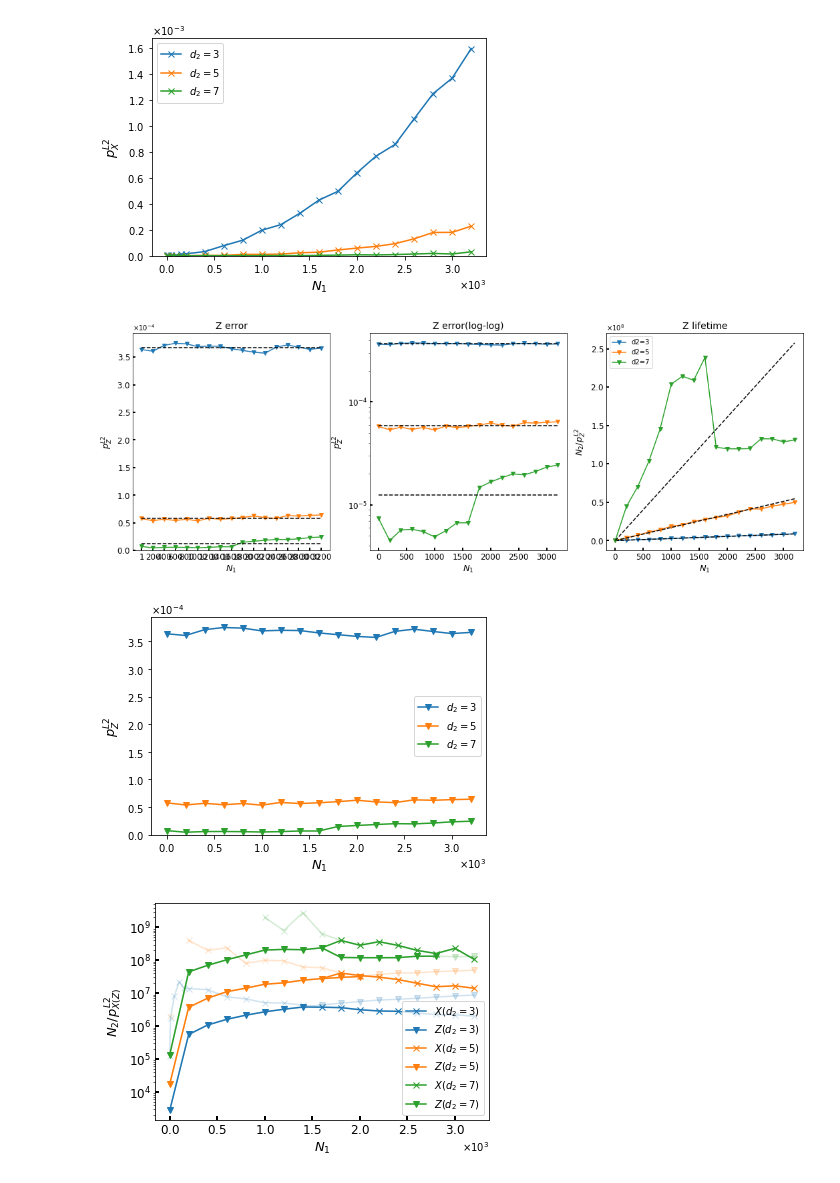
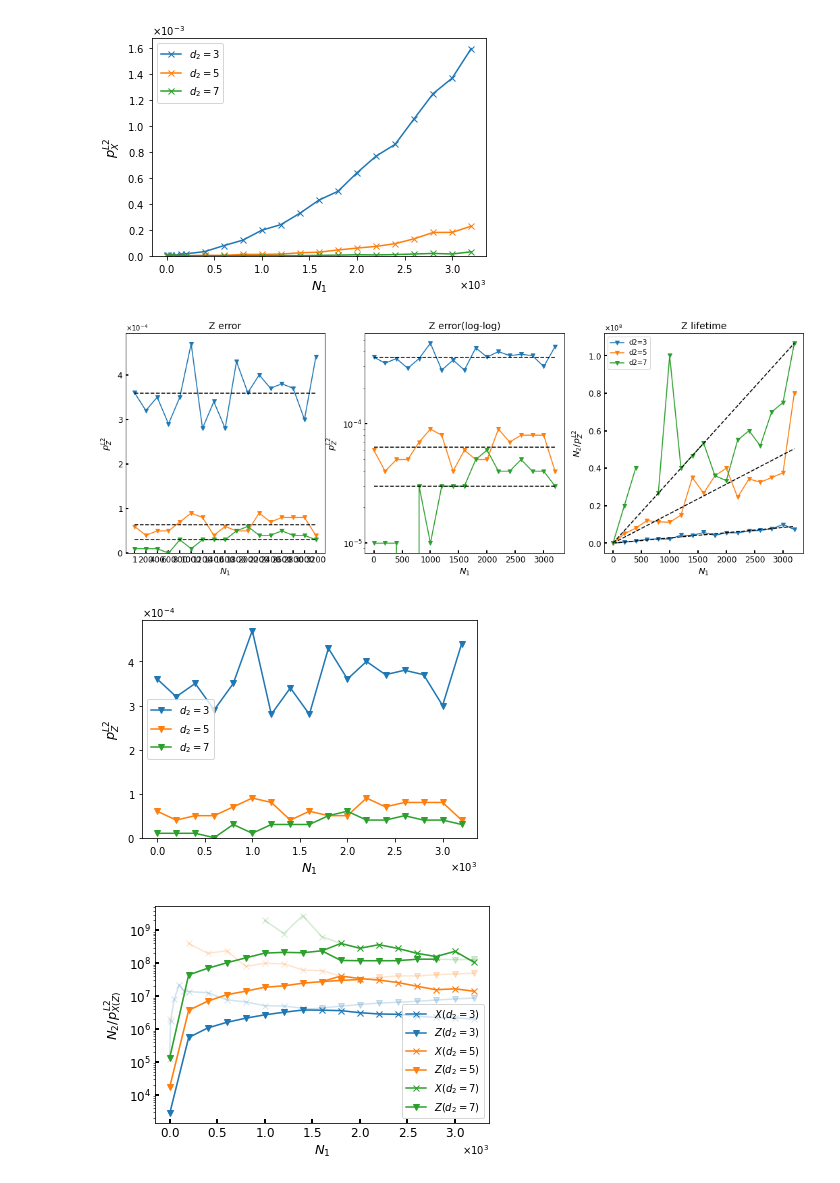
Before and after one commit to kono0924/Fujii-lab, a Jupyter notebook: surface_realistic/realistic_single_round/csv_view.ipynb, the cells around one changed output. Saved outputs shown, nothing was run; the diff lists cells and outputs as text; code cells hidden in the pictures.

```diff
--- a/surface_realistic/realistic_single_round/csv_view.ipynb
+++ b/surface_realistic/realistic_single_round/csv_view.ipynb
@@ -377,7 +377,7 @@ import matplotlib.ticker as ptick
 path = "/Users/konohideki/Documents/Fujii-lab/surface_realistic/realistic_single_round/d1=5,p=0.0001,eta=1000"
 
 # ファイル名
-file2 = "Z error,p=0.0001,d2=(3,7,2),eta=1000,trials=10000000,ver_final" + ".csv"
+file2 = "Z error,p=0.0001,d2=(3,7,2),eta=1000,trials=100000,ver0" + ".csv"
 ########################################
 
 # csvファイルの読み込み
@@ -423,35 +423,35 @@ axes[2].set_ylabel(r'$N_2/p_Z^{L2}$', fontsize=13)
 # axes.spines["right"].set_linewidth(2)
 axes[0].tick_params(direction="in", width=2, length=4, labelsize=12)
 axes[0].set_title("Z error", fontsize=14)
 axes[1].tick_params(direction="in", width=2, length=4, labelsize=12)
 axes[1].set_title("Z error(log-log)", fontsize=14)
 #axes[1].set_xscale("log")
 axes[1].set_yscale("log")
 #axes[2].set_xscale("log")
 #axes[2].set_yscale("log")
 axes[2].tick_params(direction="in", width=2, length=4, labelsize=12)
 axes[2].set_title("Z lifetime", fontsize=14)
 plt.legend()
 plt.show()
 
 fig, ax = plt.subplots()
 for i in range(len(code_distance_list)):
     b = np.array(data2.loc[code_distance_list[i]])
     ax.plot(a, b,marker='v',label=r"$d_2=$"+str(code_distance_list[i]))
 ax.set_xlabel(r"$N_1$", fontsize=13)
 ax.set_ylabel(r'$p_Z^{L2}$', fontsize=13)
 ax.set_ylim(0,)
 ax.xaxis.set_major_formatter(ptick.ScalarFormatter(useMathText=True)) # x軸指数表記
 ax.ticklabel_format(style="sci",  axis="x",scilimits=(0,0))
 ax.yaxis.set_major_formatter(ptick.ScalarFormatter(useMathText=True))
 ax.ticklabel_format(style="sci",  axis="y",scilimits=(0,0))
 #ax.set_xticks(a)
 #ax.set_xticklabels(a, rotation=45)
 plt.legend()
 plt.show()
 # %% [output]
-[figure, old version]
+[figure, new version]
-[figure, old version]
+[figure, new version]
 # %%
 import seaborn as sns
 import pandas as pd
```
